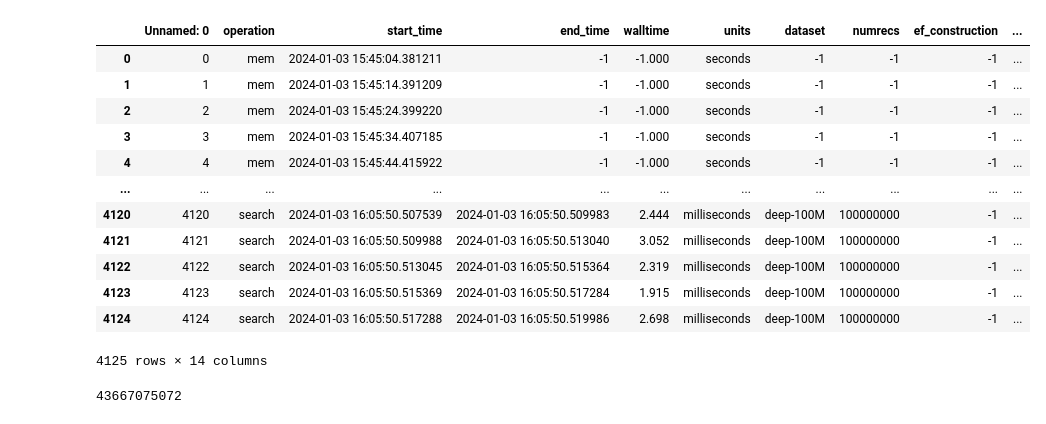
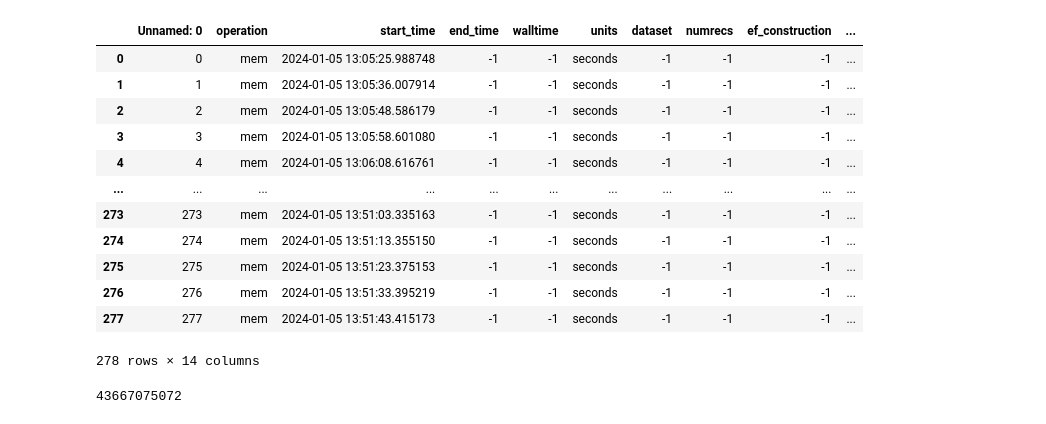
Before and after one commit to iamsabhoho/hnswlib, a Jupyter notebook: gsi/analyze.ipynb, the cells around one changed output. Saved outputs shown, nothing was run; the diff lists cells and outputs as text; code cells hidden in the pictures.

```diff
--- a/gsi/analyze.ipynb
+++ b/gsi/analyze.ipynb
@@ -17,23 +17,23 @@ import numpy as np
 %matplotlib inline
 import ipywidgets as widgets
 # %%
-p = os.path.join(HNSWLIB_RESULTS_DIR, "vanilla_deep-100M_64_32.csv")
+p = os.path.join(HNSWLIB_RESULTS_DIR, "vanilla_deep-1000M_64_32.csv")
 df = pd.read_csv(p, delimiter='\t')
 df
 # %% [output]
 |  | Unnamed: 0 | operation | start_time | end_time | walltime | units | dataset | numrecs | ef_construction | ... |
-| 0 | 0 | mem | 2024-01-03 15:45:04.381211 | -1 | -1.000 | seconds | -1 | -1 | -1 | ... |
-| 1 | 1 | mem | 2024-01-03 15:45:14.391209 | -1 | -1.000 | seconds | -1 | -1 | -1 | ... |
-| 2 | 2 | mem | 2024-01-03 15:45:24.399220 | -1 | -1.000 | seconds | -1 | -1 | -1 | ... |
-| 3 | 3 | mem | 2024-01-03 15:45:34.407185 | -1 | -1.000 | seconds | -1 | -1 | -1 | ... |
-| 4 | 4 | mem | 2024-01-03 15:45:44.415922 | -1 | -1.000 | seconds | -1 | -1 | -1 | ... |
+| 0 | 0 | mem | 2024-01-05 13:05:25.988748 | -1 | -1 | seconds | -1 | -1 | -1 | ... |
+| 1 | 1 | mem | 2024-01-05 13:05:36.007914 | -1 | -1 | seconds | -1 | -1 | -1 | ... |
+| 2 | 2 | mem | 2024-01-05 13:05:48.586179 | -1 | -1 | seconds | -1 | -1 | -1 | ... |
+| 3 | 3 | mem | 2024-01-05 13:05:58.601080 | -1 | -1 | seconds | -1 | -1 | -1 | ... |
+| 4 | 4 | mem | 2024-01-05 13:06:08.616761 | -1 | -1 | seconds | -1 | -1 | -1 | ... |
 | ... | ... | ... | ... | ... | ... | ... | ... | ... | ... | ... |
-| 4120 | 4120 | search | 2024-01-03 16:05:50.507539 | 2024-01-03 16:05:50.509983 | 2.444 | milliseconds | deep-100M | 100000000 | -1 | ... |
-| 4121 | 4121 | search | 2024-01-03 16:05:50.509988 | 2024-01-03 16:05:50.513040 | 3.052 | milliseconds | deep-100M | 100000000 | -1 | ... |
-| 4122 | 4122 | search | 2024-01-03 16:05:50.513045 | 2024-01-03 16:05:50.515364 | 2.319 | milliseconds | deep-100M | 100000000 | -1 | ... |
-| 4123 | 4123 | search | 2024-01-03 16:05:50.515369 | 2024-01-03 16:05:50.517284 | 1.915 | milliseconds | deep-100M | 100000000 | -1 | ... |
-| 4124 | 4124 | search | 2024-01-03 16:05:50.517288 | 2024-01-03 16:05:50.519986 | 2.698 | milliseconds | deep-100M | 100000000 | -1 | ... |
+| 273 | 273 | mem | 2024-01-05 13:51:03.335163 | -1 | -1 | seconds | -1 | -1 | -1 | ... |
+| 274 | 274 | mem | 2024-01-05 13:51:13.355150 | -1 | -1 | seconds | -1 | -1 | -1 | ... |
+| 275 | 275 | mem | 2024-01-05 13:51:23.375153 | -1 | -1 | seconds | -1 | -1 | -1 | ... |
+| 276 | 276 | mem | 2024-01-05 13:51:33.395219 | -1 | -1 | seconds | -1 | -1 | -1 | ... |
+| 277 | 277 | mem | 2024-01-05 13:51:43.415173 | -1 | -1 | seconds | -1 | -1 | -1 | ... |
-4125 rows × 14 columns
+278 rows × 14 columns
 # %%
 int(df[df.operation == 'mem'].memory[0][1:-1].split(',')[0])
 # %% [output]
```
Also changed, not shown: parts of 1 cell of this notebook.
